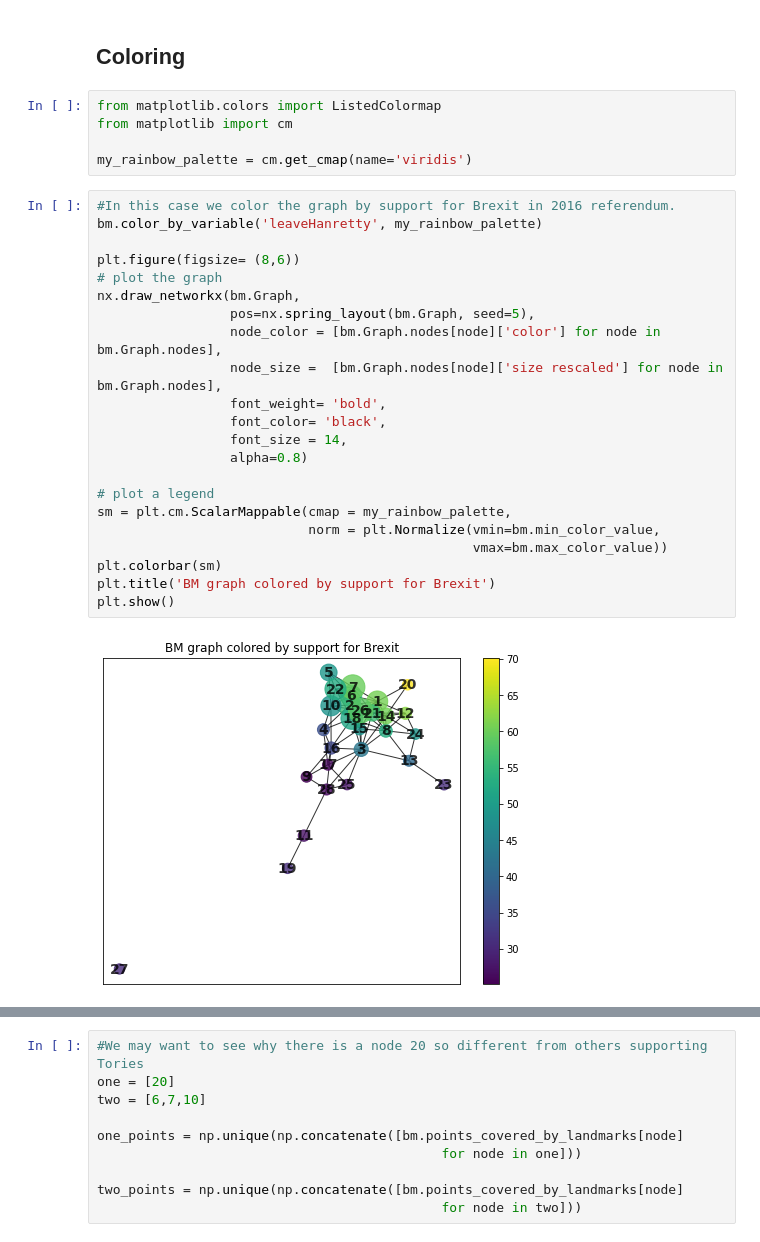
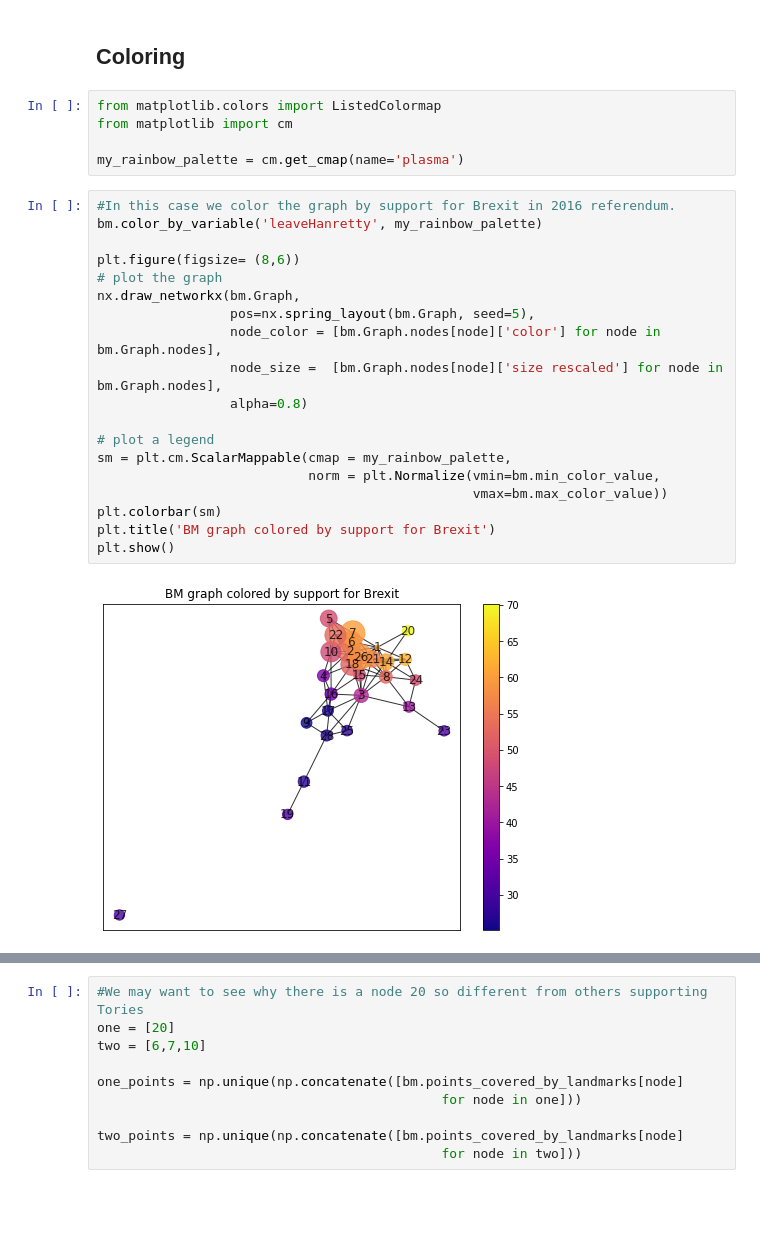
Before and after one commit to srudkin12/dioscuri-tda, a Jupyter notebook: documents/paris_2021_data_science_school/code/python_ball_mapper/example_Brexit.ipynb, the cells around one changed output, grey strips where cells are left out. Drawn from its saved outputs; the diff is of its cells as text; blank space fills up the shorter version.

```diff
--- a/documents/paris_2021_data_science_school/code/python_ball_mapper/example_Brexit.ipynb
+++ b/documents/paris_2021_data_science_school/code/python_ball_mapper/example_Brexit.ipynb
@@ -47,31 +48,28 @@ bm = BallMapper(points = db104.values, # the pointcloud, as a numpy array
 from matplotlib.colors import ListedColormap
 from matplotlib import cm
 
-my_rainbow_palette = cm.get_cmap(name='viridis')
+my_rainbow_palette = cm.get_cmap(name='plasma')
 # %%
 #In this case we color the graph by support for Brexit in 2016 referendum.
 bm.color_by_variable('leaveHanretty', my_rainbow_palette)
 
 plt.figure(figsize= (8,6))
 # plot the graph
 nx.draw_networkx(bm.Graph,
                  pos=nx.spring_layout(bm.Graph, seed=5),
                  node_color = [bm.Graph.nodes[node]['color'] for node in bm.Graph.nodes],
                  node_size =  [bm.Graph.nodes[node]['size rescaled'] for node in bm.Graph.nodes],
-                 font_weight= 'bold',
-                 font_color= 'black',
-                 font_size = 14,
                  alpha=0.8)
 
 # plot a legend
 sm = plt.cm.ScalarMappable(cmap = my_rainbow_palette,
                            norm = plt.Normalize(vmin=bm.min_color_value,
                                                 vmax=bm.max_color_value))
 plt.colorbar(sm)
 plt.title('BM graph colored by support for Brexit')
 plt.show()
 # %% [output]
-[figure, old version]
+[figure, new version]
 # %%
 # In this case we color the graph by support for Labour party in 2017 election.
 bm.color_by_variable('lm17', my_rainbow_palette)
```
Also changed, not shown: parts of 6 cells of this notebook, 1 other file.
